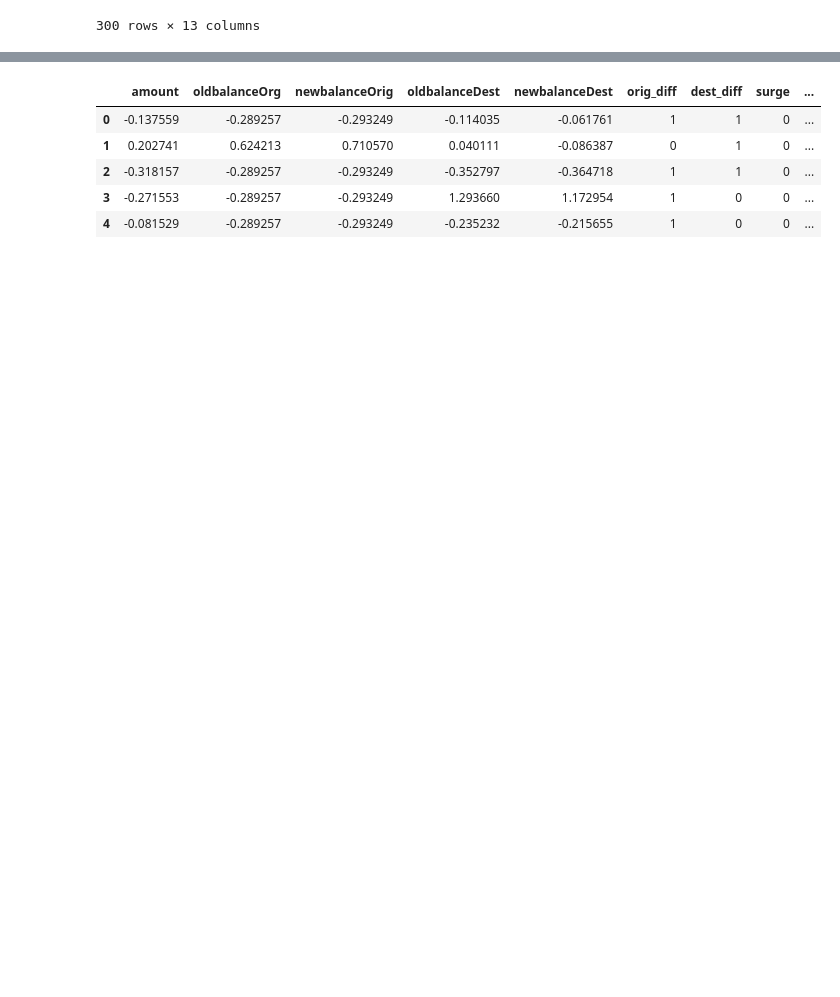
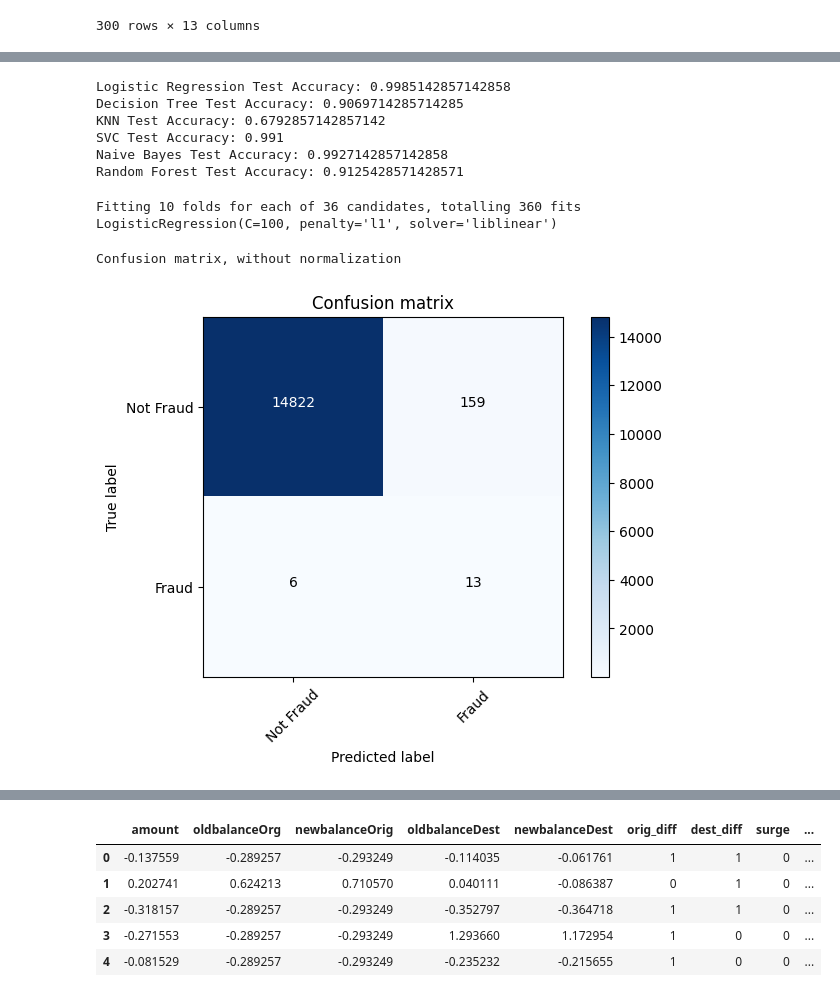
Before and after one commit to Kaobimdiiwelumo/Project, a Jupyter notebook: Model/sample.ipynb, the cells around one changed output, grey strips where cells are left out. Saved outputs shown, nothing was run; the diff lists cells and outputs as text; code cells hidden in the pictures; blank space fills up the shorter version.

Commit message:
Model updated

```diff
--- a/Model/sample.ipynb
+++ b/Model/sample.ipynb
@@ -316,3 +353,79 @@ X_train = X_train.reset_index(drop=True)
 
 X_test=X_test.drop(['nameOrig','nameDest'],axis=1)
 X_test = X_test.reset_index(drop=True)
+# %%
+logreg_cv = LogisticRegression(solver='liblinear',random_state=123)
+dt_cv=DecisionTreeClassifier(random_state=123)
+knn_cv=KNeighborsClassifier()
+svc_cv=SVC(kernel='linear',random_state=123)
+nb_cv=GaussianNB()
+rf_cv=RandomForestClassifier(random_state=123)
+cv_dict = {0: 'Logistic Regression', 1: 'Decision Tree',2:'KNN',3:'SVC',4:'Naive Bayes',5:'Random Forest'}
+cv_models=[logreg_cv,dt_cv,knn_cv,svc_cv,nb_cv,rf_cv]
+
+
+for i,model in enumerate(cv_models):
+    print("{} Test Accuracy: {}".format(cv_dict[i],cross_val_score(model, X_train, y_train, cv=10, scoring ='accuracy').mean()))
+# %% [output]
+Logistic Regression Test Accuracy: 0.9985142857142858
+Decision Tree Test Accuracy: 0.9069714285714285
+KNN Test Accuracy: 0.6792857142857142
+SVC Test Accuracy: 0.991
+Naive Bayes Test Accuracy: 0.9927142857142858
+Random Forest Test Accuracy: 0.9125428571428571
+# %%
+param_grid_lr = {
+    'C': [0.001, 0.01, 0.1, 1, 10, 100],  # Regularization parameter
+    'penalty': ['l1', 'l2'],  # Regularization type
+    'solver': ['liblinear'],  # Solver algorithm
+    'max_iter': [100, 200, 300]  # Maximum number of iterations
+}
+
+lrModel_grid = GridSearchCV(estimator=LogisticRegression(), param_grid=param_grid_lr, verbose=1, cv=10, n_jobs=-1)
+lrModel_grid.fit(X_train, y_train)
+print(lrModel_grid.best_estimator_)
+# %% [output]
+Fitting 10 folds for each of 36 candidates, totalling 360 fits
+LogisticRegression(C=100, penalty='l1', solver='liblinear')
+# %%
+def plot_confusion_matrix(cm, classes,
+                          normalize=False,
+                          title='Confusion matrix',
+                          cmap=plt.cm.Blues):
+    """
+    This function prints and plots the confusion matrix.
+    Normalization can be applied by setting `normalize=True`.
+    """
+
+    plt.imshow(cm, interpolation='nearest', cmap=cmap)
+    plt.title(title)
+    plt.colorbar()
+    tick_marks = np.arange(len(classes))
+    plt.xticks(tick_marks, classes, rotation=45)
+    plt.yticks(tick_marks, classes)
+
+    if normalize:
+        cm = cm.astype('float') / cm.sum(axis=1)[:, np.newaxis]
+        print("Normalized confusion matrix")
+    else:
+        print('Confusion matrix, without normalization')
+
+    thresh = cm.max() / 2.
+    for i in range (cm.shape[0]):
+        for j in range (cm.shape[1]):
+            plt.text(j, i, cm[i, j],
+                 horizontalalignment="center",
+                 color="white" if cm[i, j] > thresh else "black")
+
+    plt.tight_layout()
+    plt.ylabel('True label')
+    plt.xlabel('Predicted label')
+# %%
+y_pred=lrModel_grid.predict(X_test)
+
+#Plotting confusion matrix
+cm = metrics.confusion_matrix(y_test, y_pred)
+plot_confusion_matrix(cm, classes=['Not Fraud','Fraud'])
+# %% [output]
+Confusion matrix, without normalization
+[figure, added]
```
Also changed, not shown: parts of 23 cells of this notebook, 5 other files.
